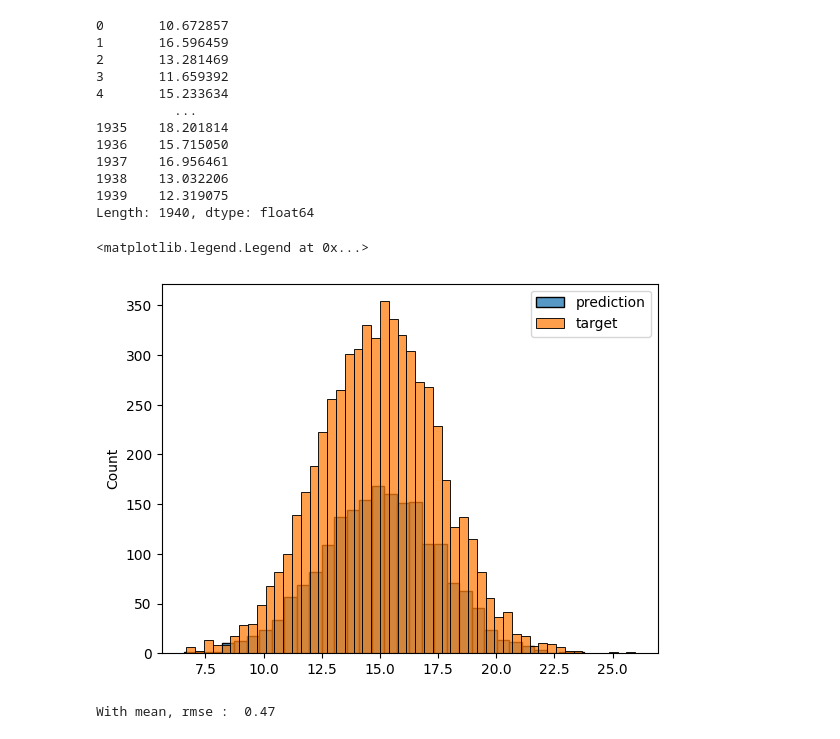
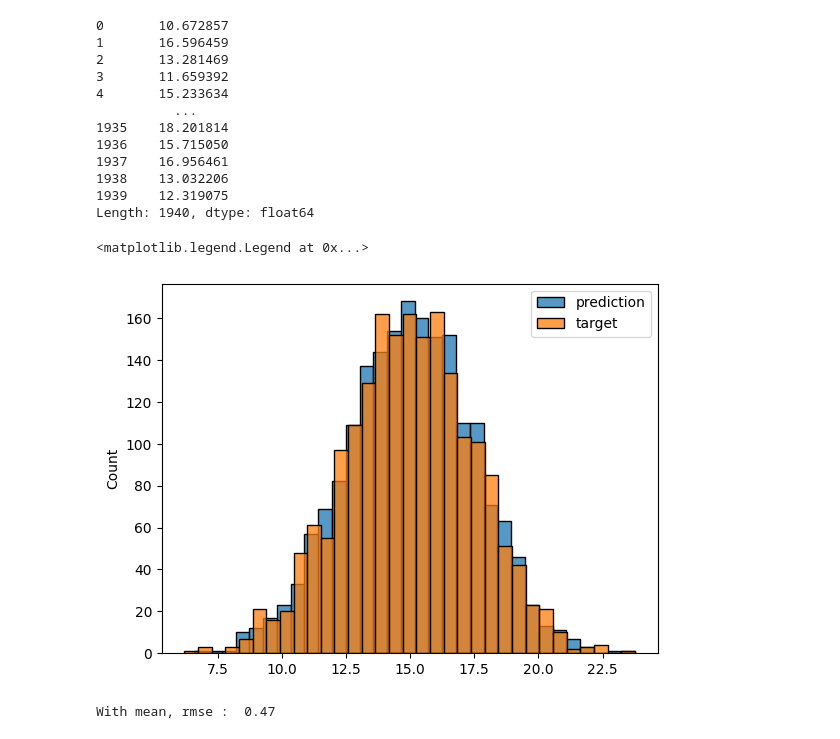
Before and after one commit to mlpub/mlzoomcamp2025, a Jupyter notebook: 02-regression/02-homework.ipynb, the cells around one changed output. Drawn from its saved outputs; the diff is of its cells as text; code cells hidden in the pictures.

```diff
--- a/02-regression/02-homework.ipynb
+++ b/02-regression/02-homework.ipynb
@@ -320,11 +320,11 @@ print(y_val_pred_opt2)
 Length: 1940, dtype: float64
 # %%
 sns.histplot(y_val_pred_opt2, label='prediction')
-sns.histplot(y_train, label='target')
+sns.histplot(y_val, label='target')
 plt.legend()
 # %% [output]
 <matplotlib.legend.Legend at 0x...>
-[figure, old version]
+[figure, new version]
 # %%
 # calculate RMSE
 rmse_val_opt2 = rmse(y_val, y_val_pred_opt2).round(2)
```
Also changed, not shown: parts of 1 cell of this notebook.
